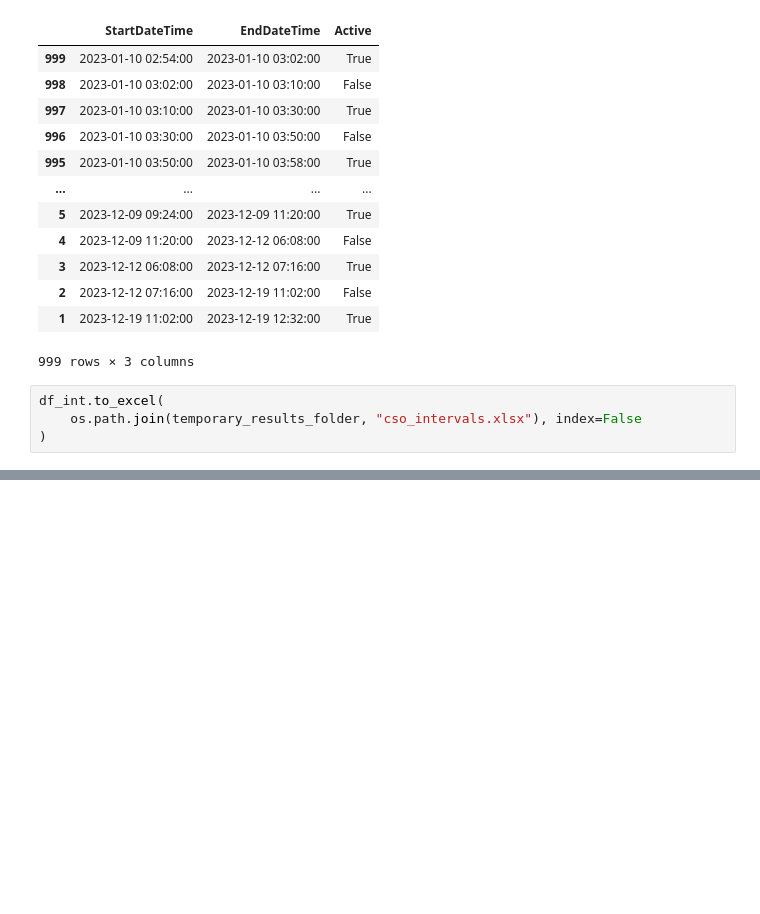
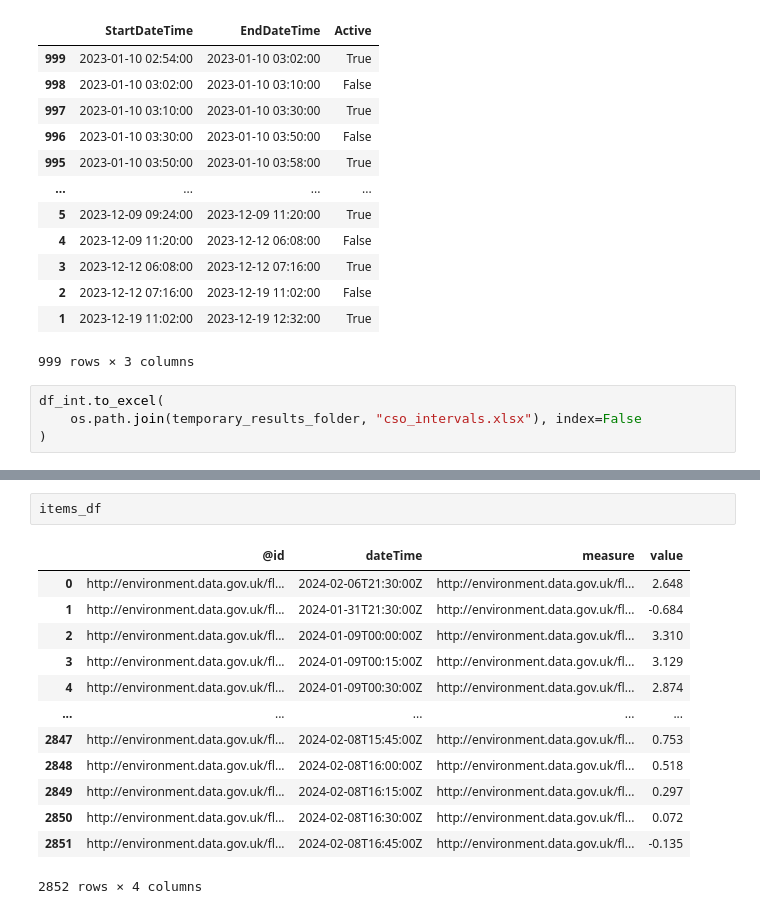
Before and after one commit to MassimilianoArca/Thames-Ecoli, a Jupyter notebook: thames/data_preprocessing/tides.ipynb, the cells around one changed output, grey strips where cells are left out. Saved outputs shown, nothing was run; the diff lists cells and outputs as text; blank space fills up the shorter version.

```diff
--- a/thames/data_preprocessing/tides.ipynb
+++ b/thames/data_preprocessing/tides.ipynb
@@ -279,0 +341,16 @@ df_int.to_excel(
+# %%
+items_df
+# %% [output]
+|  | @id | dateTime | measure | value |
+| 0 | http://environment.data.gov.uk/fl... | 2024-02-06T21:30:00Z | http://environment.data.gov.uk/fl... | 2.648 |
+| 1 | http://environment.data.gov.uk/fl... | 2024-01-31T21:30:00Z | http://environment.data.gov.uk/fl... | -0.684 |
+| 2 | http://environment.data.gov.uk/fl... | 2024-01-09T00:00:00Z | http://environment.data.gov.uk/fl... | 3.310 |
+| 3 | http://environment.data.gov.uk/fl... | 2024-01-09T00:15:00Z | http://environment.data.gov.uk/fl... | 3.129 |
+| 4 | http://environment.data.gov.uk/fl... | 2024-01-09T00:30:00Z | http://environment.data.gov.uk/fl... | 2.874 |
+| ... | ... | ... | ... | ... |
+| 2847 | http://environment.data.gov.uk/fl... | 2024-02-08T15:45:00Z | http://environment.data.gov.uk/fl... | 0.753 |
+| 2848 | http://environment.data.gov.uk/fl... | 2024-02-08T16:00:00Z | http://environment.data.gov.uk/fl... | 0.518 |
+| 2849 | http://environment.data.gov.uk/fl... | 2024-02-08T16:15:00Z | http://environment.data.gov.uk/fl... | 0.297 |
+| 2850 | http://environment.data.gov.uk/fl... | 2024-02-08T16:30:00Z | http://environment.data.gov.uk/fl... | 0.072 |
+| 2851 | http://environment.data.gov.uk/fl... | 2024-02-08T16:45:00Z | http://environment.data.gov.uk/fl... | -0.135 |
+2852 rows × 4 columns
```
Also changed, not shown: parts of 5 cells of this notebook, 2 other files.
